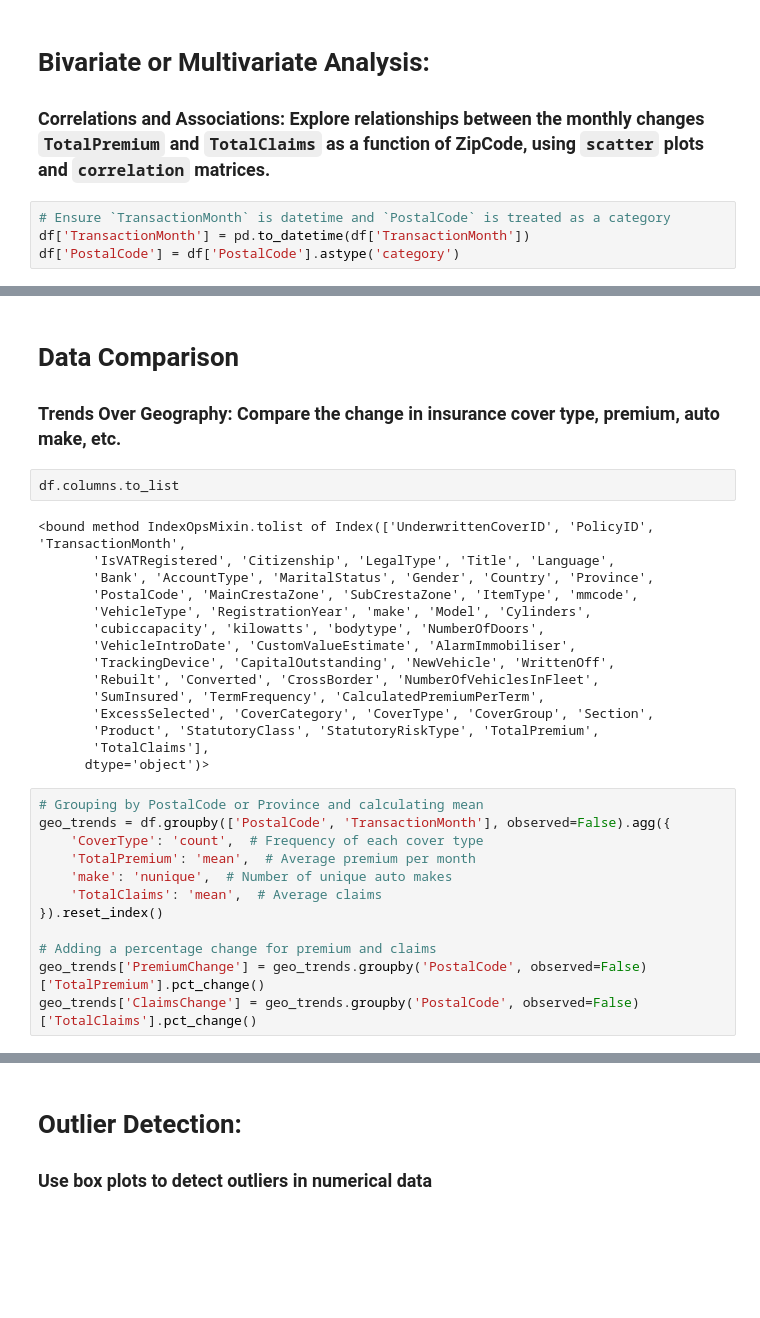
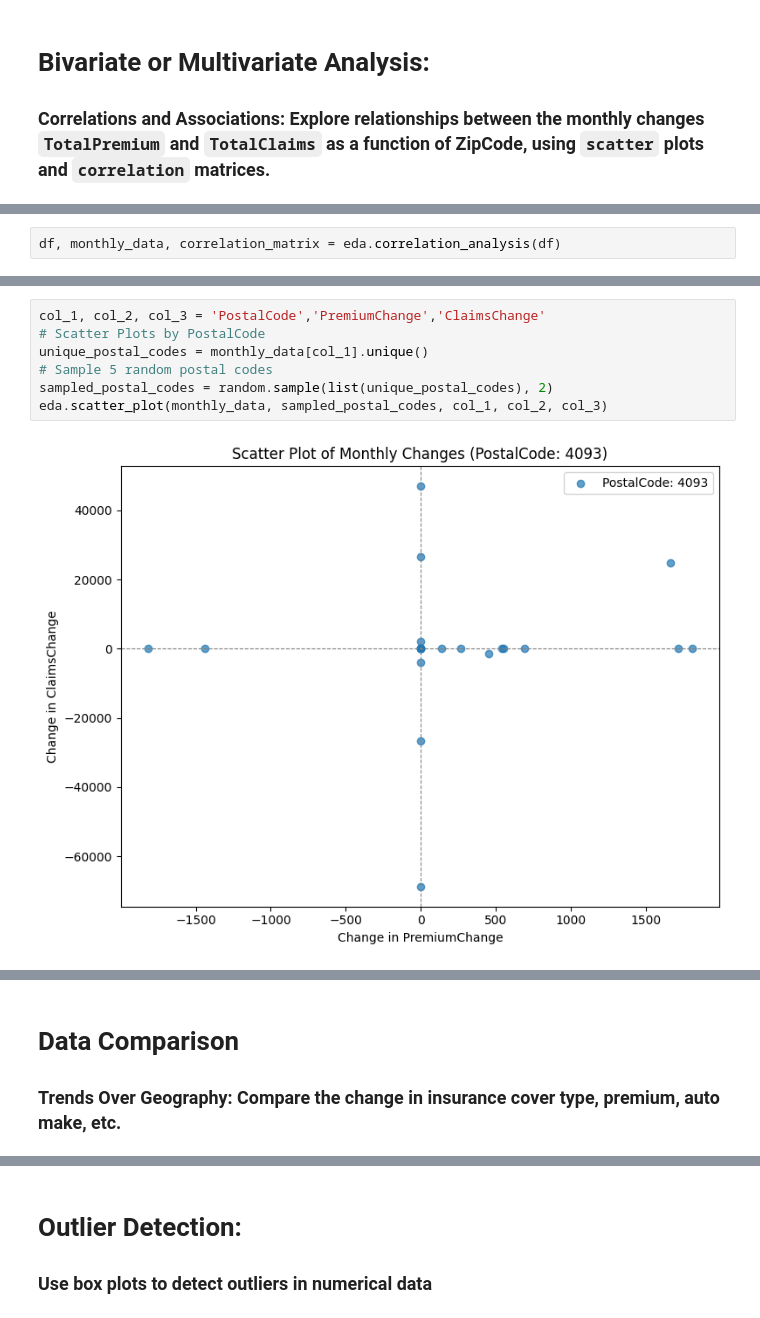
Before and after one commit to amsalugetasew/10_Academy_AI_Mastery_kifiya_Week_3_V1, a Jupyter notebook: notebooks/main.ipynb, the cells around one changed output, grey strips where cells are left out. Saved outputs shown, nothing was run; the diff lists cells and outputs as text; blank space fills up the shorter version.

Commit message:
Update main method

```diff
--- a/notebooks/main.ipynb
+++ b/notebooks/main.ipynb
@@ -222,7 +161,3 @@ for cols in category_cols:
 # %% [markdown]
 # Bivariate or Multivariate Analysis:
 ### Correlations and Associations: Explore relationships between the monthly changes `TotalPremium` and `TotalClaims` as a function of ZipCode, using `scatter` plots and `correlation` matrices.
-# %%
-# Ensure `TransactionMonth` is datetime and `PostalCode` is treated as a category
-df['TransactionMonth'] = pd.to_datetime(df['TransactionMonth'])
-df['PostalCode'] = df['PostalCode'].astype('category')
@@ -285,0 +164,2 @@ for postal_code in sampled_postal_codes:
+# %%
+df, monthly_data, correlation_matrix = eda.correlation_analysis(df)
@@ -285,0 +176,9 @@ for postal_code in sampled_postal_codes:
+# %%
+col_1, col_2, col_3 = 'PostalCode','PremiumChange','ClaimsChange'
+# Scatter Plots by PostalCode
+unique_postal_codes = monthly_data[col_1].unique()
+# Sample 5 random postal codes
+sampled_postal_codes = random.sample(list(unique_postal_codes), 2)
+eda.scatter_plot(monthly_data, sampled_postal_codes, col_1, col_2, col_3)
+# %% [output]
+[figure, added]
@@ -286,32 +186,3 @@ for postal_code in sampled_postal_codes:
 # %% [markdown]
 # Data Comparison
 ### Trends Over Geography: Compare the change in insurance cover type, premium, auto make, etc.
-# %%
-df.columns.to_list
-# %% [output]
-<bound method IndexOpsMixin.tolist of Index(['UnderwrittenCoverID', 'PolicyID', 'TransactionMonth',
-       'IsVATRegistered', 'Citizenship', 'LegalType', 'Title', 'Language',
-       'Bank', 'AccountType', 'MaritalStatus', 'Gender', 'Country', 'Province',
-       'PostalCode', 'MainCrestaZone', 'SubCrestaZone', 'ItemType', 'mmcode',
-       'VehicleType', 'RegistrationYear', 'make', 'Model', 'Cylinders',
-       'cubiccapacity', 'kilowatts', 'bodytype', 'NumberOfDoors',
-       'VehicleIntroDate', 'CustomValueEstimate', 'AlarmImmobiliser',
-       'TrackingDevice', 'CapitalOutstanding', 'NewVehicle', 'WrittenOff',
-       'Rebuilt', 'Converted', 'CrossBorder', 'NumberOfVehiclesInFleet',
-       'SumInsured', 'TermFrequency', 'CalculatedPremiumPerTerm',
-       'ExcessSelected', 'CoverCategory', 'CoverType', 'CoverGroup', 'Section',
-       'Product', 'StatutoryClass', 'StatutoryRiskType', 'TotalPremium',
-       'TotalClaims'],
-      dtype='object')>
-# %%
-# Grouping by PostalCode or Province and calculating mean
-geo_trends = df.groupby(['PostalCode', 'TransactionMonth'], observed=False).agg({
-    'CoverType': 'count',  # Frequency of each cover type
-    'TotalPremium': 'mean',  # Average premium per month
-    'make': 'nunique',  # Number of unique auto makes
-    'TotalClaims': 'mean',  # Average claims
-}).reset_index()
-
-# Adding a percentage change for premium and claims
-geo_trends['PremiumChange'] = geo_trends.groupby('PostalCode', observed=False)['TotalPremium'].pct_change()
-geo_trends['ClaimsChange'] = geo_trends.groupby('PostalCode', observed=False)['TotalClaims'].pct_change()
```
Also changed, not shown: parts of 34 cells of this notebook.
